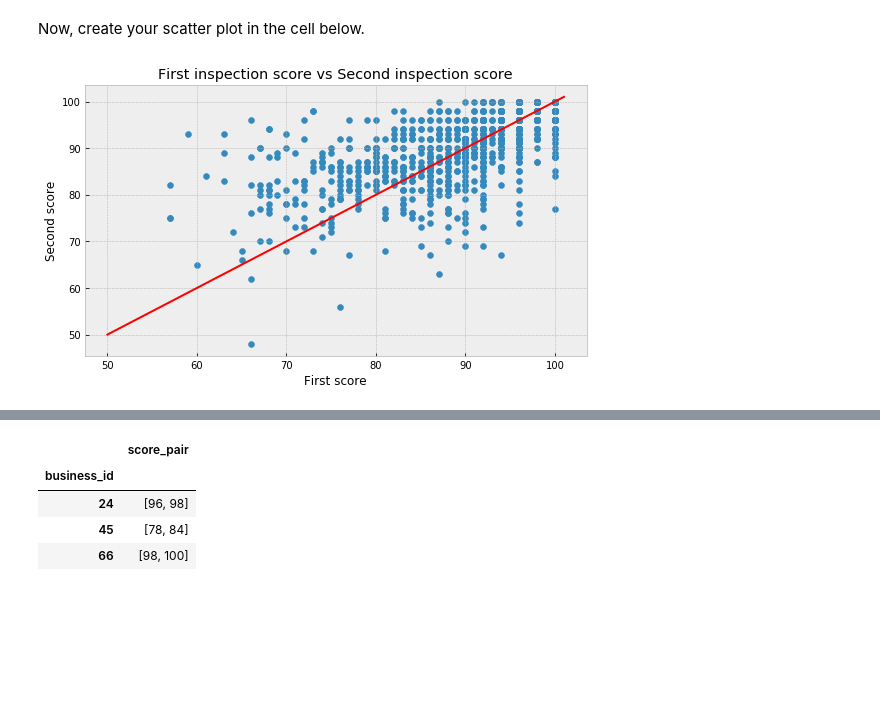
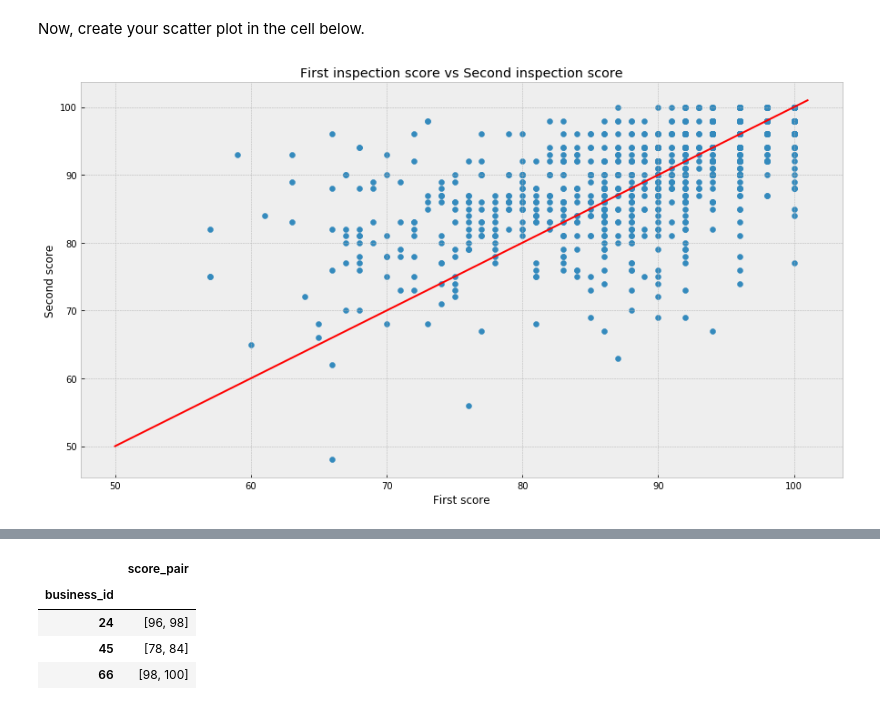
Before and after one commit to AndySECP/Berkeley-classes, a Jupyter notebook: DS200/project1.ipynb, the cells around one changed output, grey strips where cells are left out. Saved outputs shown, nothing was run; the diff lists cells and outputs as text; code cells hidden in the pictures; blank space fills up the shorter version.

```diff
--- a/DS200/project1.ipynb
+++ b/DS200/project1.ipynb
@@ -1945,15 +1953,15 @@ manual: True
 # %%
 x = [i for i in range(50,102)]
 with plt.style.context('bmh'):
-    plt.figure(figsize=(9, 5))
+    plt.figure(figsize=(15, 8))
     plt.scatter(*zip(*scores_pairs_by_business['score_pair']))
     plt.plot(x,x,color='r')
     plt.xlabel('First score')
     plt.ylabel('Second score')
     plt.title('First inspection score vs Second inspection score')
     plt.show()
 # %% [output]
-[figure, old version]
+[figure, new version]
 # %% [markdown]
 ### Question 8d
 
```
Also changed, not shown: parts of 12 cells of this notebook.
